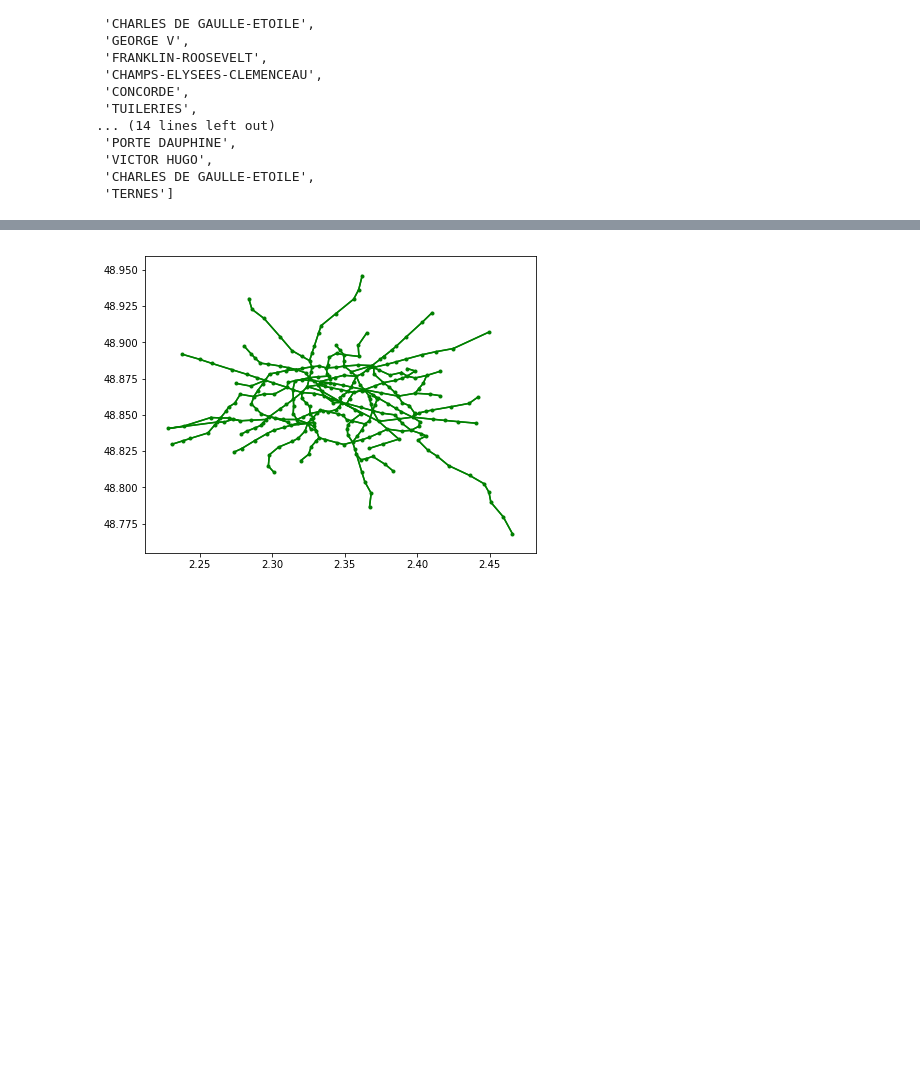
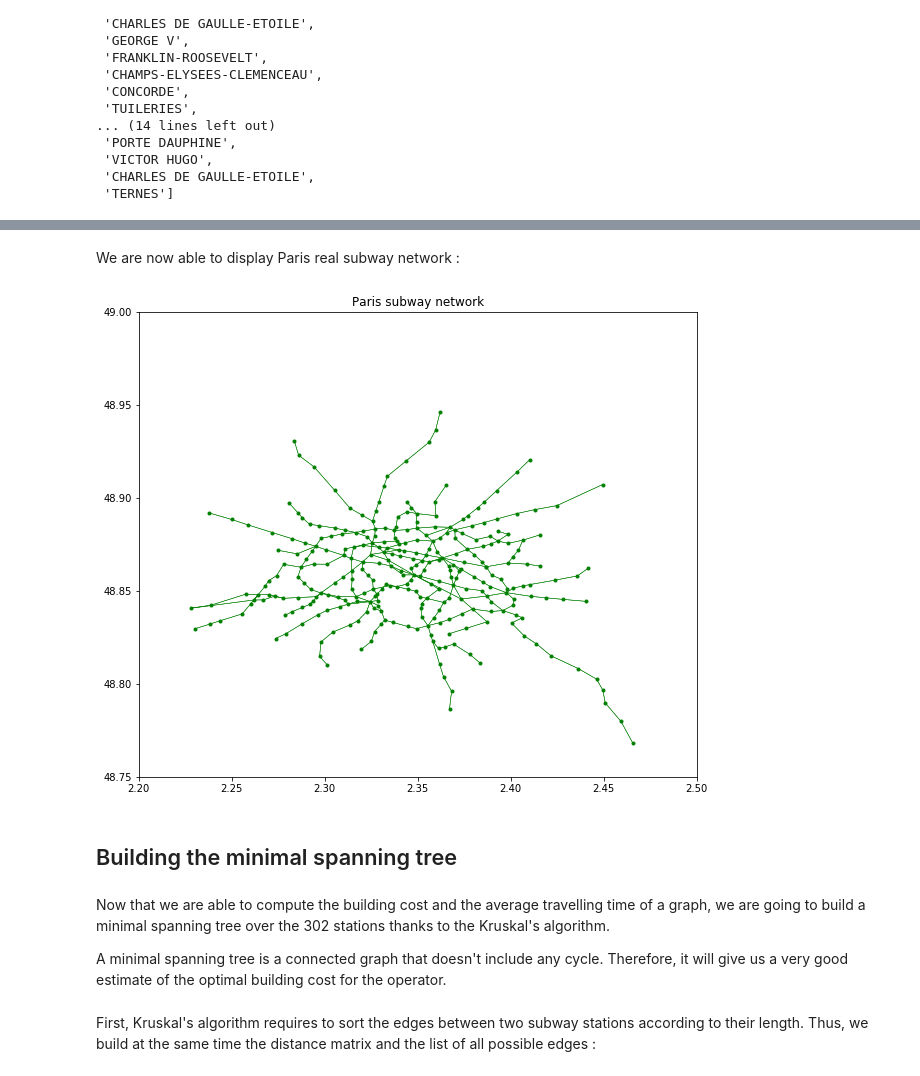
Before and after one commit to RubenBSB/transport-network, a Jupyter notebook: main.ipynb, the cells around one changed output, grey strips where cells are left out. Drawn from its saved outputs; the diff is of its cells as text; code cells hidden in the pictures; blank space fills up the shorter version.

```diff
--- a/main.ipynb
+++ b/main.ipynb
@@ -8,7 +8,6 @@ import numpy as np
 import matplotlib.pyplot as plt
 
 %matplotlib inline
-plt.rcParams["figure.figsize"]=7,7
 # %% [markdown]
 ## Data
 # %%
@@ -86,4 +106,14 @@ real_network_adj_dic = matrix_to_dic(real_network_adj_matrix)
+# %% [markdown]
+We are now able to display Paris real subway network :
 # %%
-display_graph(real_network_adj_dic)
+display_graph(real_network_adj_dic, 'Paris subway network')
 # %% [output]
-[figure, old version]
+[figure, new version]
+# %% [markdown]
+## Building the minimal spanning tree
+# %% [markdown]
+Now that we are able to compute the building cost and the average travelling time of a graph, we are going to build a minimal spanning tree over the 302 stations thanks to the Kruskal's algorithm.
+
+A minimal spanning tree is a connected graph that doesn't include any cycle. Therefore, it will give us a very good estimate of the optimal building cost for the operator.
+# %% [markdown]
+First, Kruskal's algorithm requires to sort the edges between two subway stations according to their length. Thus, we build at the same time the distance matrix and the list of all possible edges :
```
Also changed, not shown: parts of 11 cells of this notebook.
